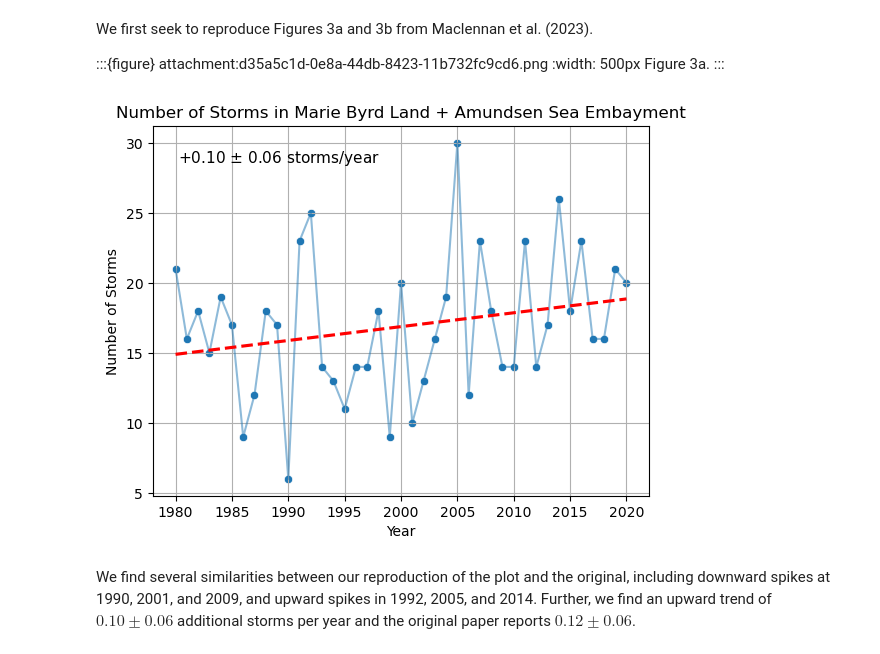
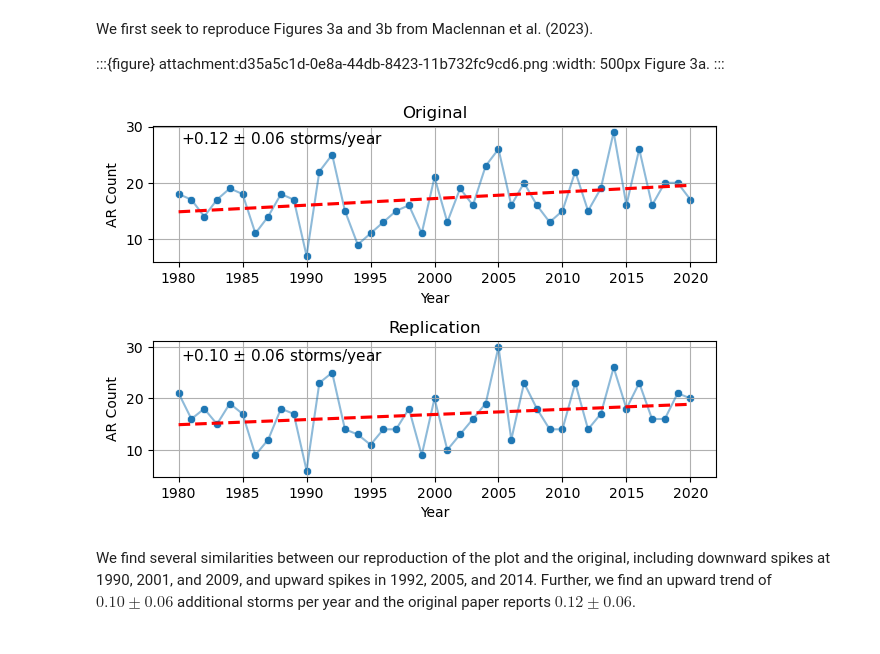
Before and after one commit to jbbutler/antarctic_AR_dataset, a Jupyter notebook: notebooks/quality_assurance/qa_aggregates.ipynb, the cells around one changed output. Saved outputs shown, nothing was run; the diff lists cells and outputs as text; code cells hidden in the pictures.

Commit message:
adding maclennan original 3a

```diff
--- a/notebooks/quality_assurance/qa_aggregates.ipynb
+++ b/notebooks/quality_assurance/qa_aggregates.ipynb
@@ -230,29 +228,53 @@ We first seek to reproduce Figures 3a and 3b from Maclennan et al. (2023).
 :width: 500px
 Figure 3a.
 :::
+# %%
+original_counts = pd.read_csv('../../input_data/reproducing_plots_data/maclennan2023_3a_original.csv')
 # %%
+fig, axs = plt.subplots(2, 1)
+
 num_storms = mbl_ase_storms.groupby(mbl_ase_storms.landfalling_start_date.dt.year, as_index=False).size()
 num_storms = num_storms[num_storms.landfalling_start_date <= 2020]
+
+# create original plot
+x = original_counts['Year']
+y = original_counts['Landfall_Events']
+slope, intercept, r_value, p_value, std_err = linregress(x, y)
+sns.lineplot(data=original_counts, x='Year', y='Landfall_Events', alpha=0.5, ax=axs[0])
+sns.scatterplot(data=original_counts, x='Year', y='Landfall_Events', ax=axs[0])
+sns.regplot(data=original_counts, x='Year', y='Landfall_Events',
+            scatter=False, color='red', line_kws={'linestyle': '--'}, ci=None, ax=axs[0])
+
+axs[0].set_title('Original')
+axs[0].set_xlabel('Year')
+axs[0].set_ylabel('AR Count')
+text_box = f"+{slope:.2f} $\\pm$ {std_err:.2f} storms/year"
+axs[0].text(0.05, 2.45, text_box,
+         transform=plt.gca().transAxes,
+         fontsize=11, color='black')
+axs[0].grid()
+
 
 x = num_storms['landfalling_start_date']
 y = num_storms['size']
 slope, intercept, r_value, p_value, std_err = linregress(x, y)
-sns.lineplot(data=num_storms, x='landfalling_start_date', y='size', alpha=0.5)
-sns.scatterplot(data=num_storms, x='landfalling_start_date', y='size')
+sns.lineplot(data=num_storms, x='landfalling_start_date', y='size', alpha=0.5, ax=axs[1])
+sns.scatterplot(data=num_storms, x='landfalling_start_date', y='size', ax=axs[1])
 sns.regplot(data=num_storms, x='landfalling_start_date', y='size',
-            scatter=False, color='red', line_kws={'linestyle': '--'}, ci=None)
+            scatter=False, color='red', line_kws={'linestyle': '--'}, ci=None, ax=axs[1])
 
-plt.title('Number of Storms in Marie Byrd Land + Amundsen Sea Embayment')
-plt.xlabel('Year')
-plt.ylabel('Number of Storms')
+axs[1].set_title('Replication')
+axs[1].set_xlabel('Year')
+axs[1].set_ylabel('AR Count')
 text_box = f"+{slope:.2f} $\\pm$ {std_err:.2f} storms/year"
-plt.text(0.05, 0.90, text_box,
+axs[1].text(0.05, 0.85, text_box,
          transform=plt.gca().transAxes,
          fontsize=11, color='black')
-plt.grid()
-plt.savefig('../../output/plots/mbl_ase_counts.png', dpi=300)
+axs[1].grid()
+plt.tight_layout()
+#plt.savefig('../../output/plots/mbl_ase_counts.png', dpi=300)
 # %% [output]
-[figure, old version]
+[figure, new version]
 # %% [markdown]
 We find several similarities between our reproduction of the plot and the original, including downward spikes at 1990, 2001, and 2009, and upward spikes in 1992, 2005, and 2014. Further, we find an upward trend of $0.10 \pm 0.06$ additional storms per year and the original paper reports $0.12 \pm 0.06$.
 # %% [markdown]
```
Also changed, not shown: parts of 4 cells of this notebook.
